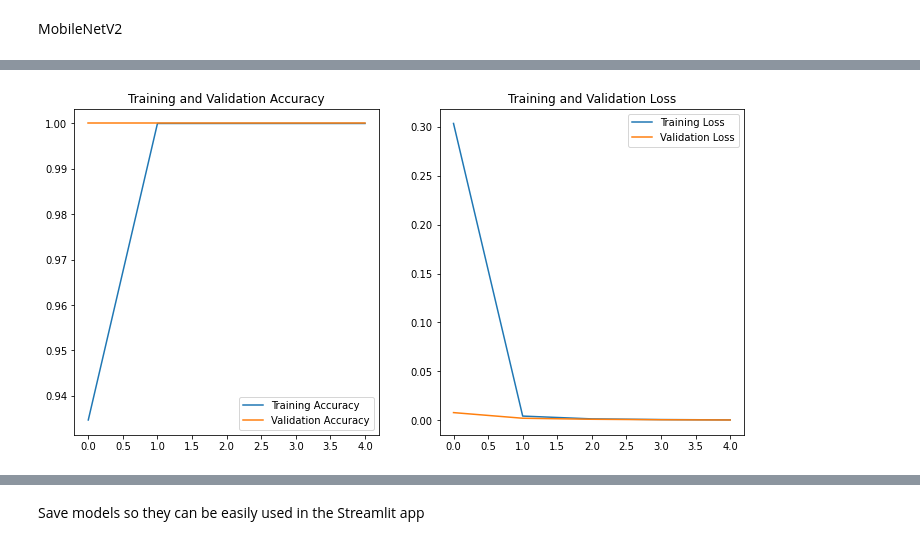
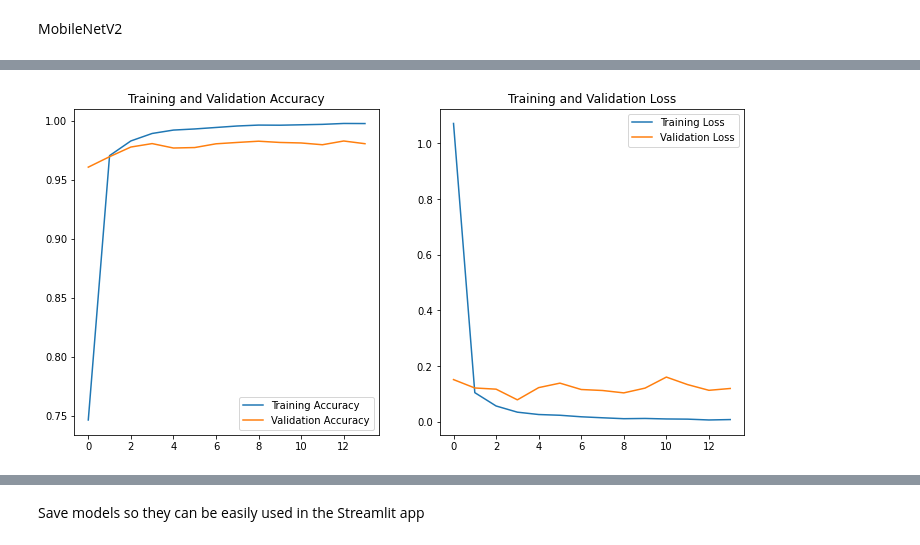
Before and after one commit to ansamz/Fruit_Vegetables_Detector, a Jupyter notebook: notebooks/Fruit_vegetables_detection_final.ipynb, the cells around one changed output, grey strips where cells are left out. Saved outputs shown, nothing was run; the diff lists cells and outputs as text; code cells hidden in the pictures.

```diff
--- a/notebooks/Fruit_vegetables_detection_final.ipynb
+++ b/notebooks/Fruit_vegetables_detection_final.ipynb
@@ -125,12 +165,15 @@ train_images = train_generator.flow_from_dataframe(
     batch_size=32,
     shuffle=True,
     seed=42, #42 the answer to everything :D
-    rotation_range=30,
+    #rotation_range=30,
     zoom_range=0.15,
     width_shift_range=0.2,
     height_shift_range=0.2,
+    brightness_range=(0.1, 0.9),
     shear_range=0.15,
-    horizontal_flip=True,
+    #horizontal_flip=True, #randomly flip images
+    horizontal_flip=False,  #better to set it to False
+    vertical_flip=False,
     fill_mode="nearest"
 )
 
@@ -144,12 +187,15 @@ val_images = train_generator.flow_from_dataframe(
     batch_size=32,
     shuffle=True,
     seed=42,
-    rotation_range=30,
+    #rotation_range=30,
     zoom_range=0.15,
     width_shift_range=0.2,
     height_shift_range=0.2,
+    brightness_range=(0.1, 0.9),
     shear_range=0.15,
-    horizontal_flip=True,
+    #horizontal_flip=True,
+    horizontal_flip=False,
+    vertical_flip=False,
     fill_mode="nearest"
 )
 
@@ -431,0 +488,20 @@ Downloading data from https://storage.googleapis.com/tensorflow/keras-applicatio
+# %%
+pretrained_model = tf.keras.applications.MobileNetV2(
+    include_top=False,
+    input_tensor=Input(shape=(224, 224, 3))
+)
+
+for layer in pretrained_model.layers[:-4]:
+  layer.trainable = False
+
+modelmnv2 = Sequential()
+modelmnv2.add(pretrained_model)
+modelmnv2.add(AveragePooling2D(pool_size=(2, 2)))
+modelmnv2.add(Flatten())
+modelmnv2.add(Dense(512, activation="relu"))
+modelmnv2.add(Dropout(0.5))
+modelmnv2.add(Dense(256, activation="relu"))
+modelmnv2.add(Dropout(0.5))
+modelmnv2.add(Dense(131, activation='softmax'))
+
+modelmnv2.summary()
@@ -432,6 +527,7 @@ Downloading data from https://storage.googleapis.com/tensorflow/keras-applicatio
 # %%
+adam = Adam(learning_rate = 0.0001)
 modelmnv2.compile(
-    optimizer='adam',
+    optimizer=adam,
     loss='categorical_crossentropy',
     metrics=['accuracy']
 )
@@ -440,11 +536,11 @@ historymnv2 = modelmnv2.fit(
     train_images,
     validation_data=val_images,
     batch_size = 32,
-    epochs=5,
+    epochs=30,
     callbacks=[
         tf.keras.callbacks.EarlyStopping(
             monitor='val_loss',
-            patience=2,
+            patience=10,
             restore_best_weights=True
         )
     ]
@@ -463,7 +566,7 @@ Epoch 5/5
 # %%
-plot_loss_acc(historymnv2, 5)
+plot_loss_acc(historymnv2, 14)
 # %% [output]
-[figure, old version]
+[figure, new version]
 # %%
 acc_score_display(modelmnv2)
 # %% [output]
```
Also changed, not shown: parts of 36 cells of this notebook, 3 other files.
